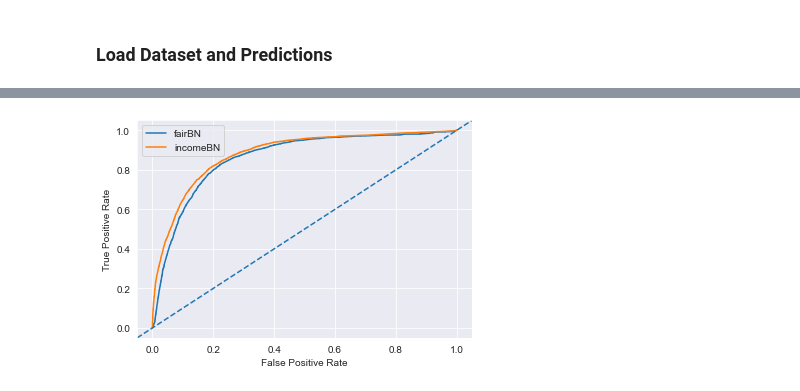
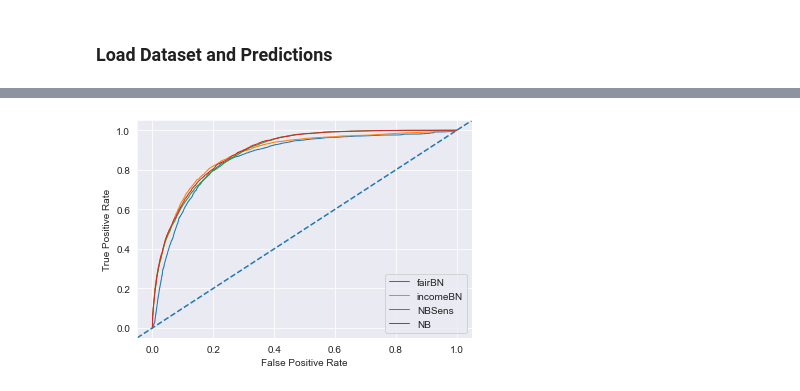
Before and after one commit to bcwein/Forseti, a Jupyter notebook: notebooks/model-evaluation.ipynb, the cells around one changed output, grey strips where cells are left out. Cells and saved outputs as stored; diff of their text form; code cells hidden in the pictures.

```diff
--- a/notebooks/model-evaluation.ipynb
+++ b/notebooks/model-evaluation.ipynb
@@ -16,6 +16,8 @@ import pandas as pd
 import sys
 import os
 from sklearn.metrics import roc_curve
+import seaborn as sns
+sns.set_style('darkgrid')
 pd.set_option('display.float_format', lambda x: '%.5f' % x)
 
 module_path = os.path.abspath(os.path.join(".."))
@@ -23,7 +25,7 @@ if module_path not in sys.path:
     sys.path.append(module_path)
 
 from forseti.datproc import translate_categorical, extract_sensitive
-from forseti.metrics import plot_confusion_matrix, parity_score, fairness_report
+from forseti.fairness import parity_score, fairness_report
 # %% [markdown]
 ### Load Dataset and Predictions
 # %%
@@ -40,6 +42,14 @@ X = features.drop('income', axis=1)
 y_pred_fair = pd.read_csv('results/y_pred_label_fair.csv', index_col=0)
 y_pred_income = pd.read_csv('results/y_pred_label_income.csv', index_col=0)
 y_pred_probability = pd.read_csv('results/y_pred.csv', index_col=0)
+y_pred_label_NB_sens = pd.read_csv('results/y_pred_label_naive_bayes_sensitive.csv', index_col=0)
+y_pred_label_NB_sens.index = y.index
+y_pred_label_NB = pd.read_csv('results/y_pred_label_naive_bayes.csv', index_col=0)
+y_pred_label_NB.index = y.index
+y_pred_prob_NB_sens = pd.read_csv('results/y_pred_probability_naive_bayes_sensitive.csv', index_col=0)
+y_pred_prob_NB_sens.index = y.index
+y_pred_prob_NB = pd.read_csv('results/y_pred_probability_naive_bayes.csv', index_col=0)
+y_pred_prob_NB.index = y.index
 # %% [markdown]
 ### Score metric for demographic parity
 
@@ -115,15 +132,19 @@ fairnessDF
 # %%
 fpr_fair, tpr_fair, threshold = roc_curve(y,  y_pred_probability['fair_0'])
 fpr_income, tpr_income, _ = roc_curve(y,  y_pred_probability['income_1'])
+fpr_NBsens, tpr_NBsens, _ = roc_curve(y,  y_pred_prob_NB_sens['income_1'])
+fpr_NB, tpr_NB, _ = roc_curve(y,  y_pred_prob_NB['income_1'])
 
 #create ROC curve
-plt.plot(fpr_fair, tpr_fair, label='fairBN')
-plt.plot(fpr_income, tpr_income, label='incomeBN')
+plt.plot(fpr_fair, tpr_fair, label='fairBN', linewidth=1)
+plt.plot(fpr_income, tpr_income, label='incomeBN', linewidth=1)
+plt.plot(fpr_NBsens, tpr_NBsens, label='NBSens', linewidth=1)
+plt.plot(fpr_NB, tpr_NB, label='NB', linewidth=1)
 plt.ylabel('True Positive Rate')
 plt.xlabel('False Positive Rate')
 plt.axline((1, 1), slope=1, ls="--")
 plt.legend()
 plt.savefig('figures/baseline_roc.png', dpi=200)
 plt.show()
 # %% [output]
-[figure, old version]
+[figure, new version]
```
Also changed, not shown: parts of 3 cells of this notebook, 6 other files.
